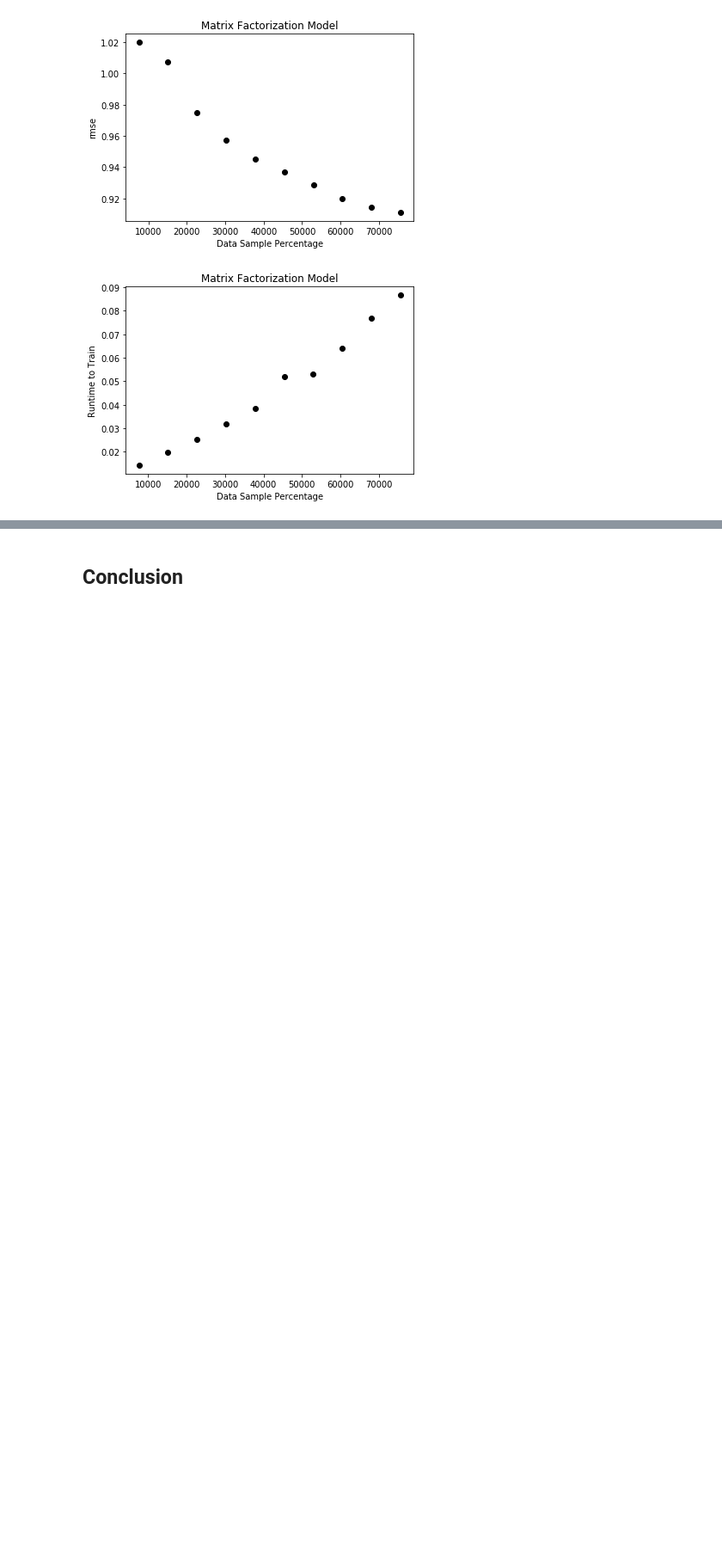
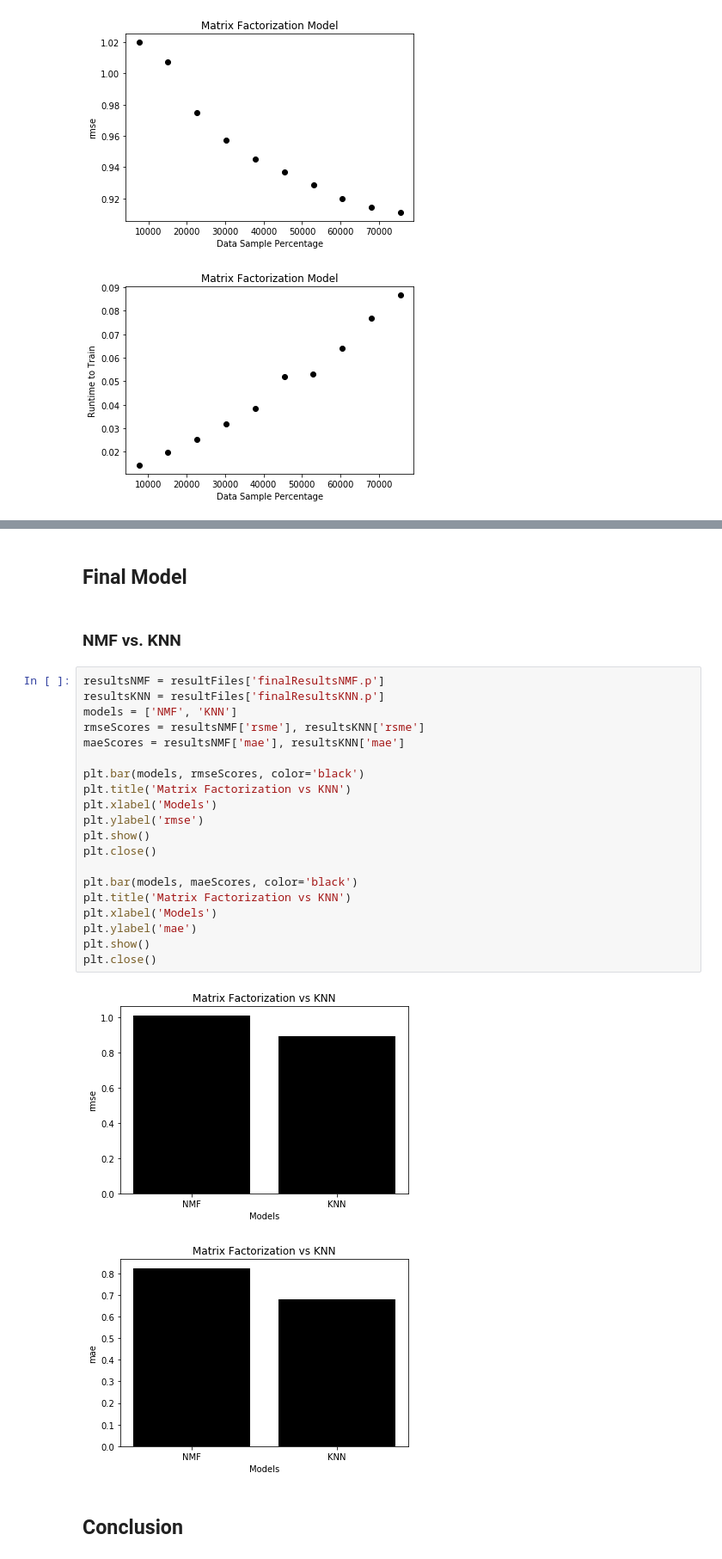
Before and after one commit to zachbogart/personalization_project, a Jupyter notebook: part1-zach.ipynb, the cells around one changed output, grey strips where cells are left out. Shown: that part at 86% size. Drawn from its saved outputs; the diff is of its cells as text; blank space fills up the shorter version.

```diff
--- a/part1-zach.ipynb
+++ b/part1-zach.ipynb
@@ -200,4 +178,31 @@ plt.close()
 
 - A similar result is seen in the knn model. Again, it should be considered when deploying whether to sacrifice a small amount of accuracy for a gain in runtime.
+# %% [markdown]
+## Final Model
+# %% [markdown]
+### NMF vs. KNN
+# %%
+resultsNMF = resultFiles['finalResultsNMF.p']
+resultsKNN = resultFiles['finalResultsKNN.p']
+models = ['NMF', 'KNN']
+rmseScores = resultsNMF['rsme'], resultsKNN['rsme']
+maeScores = resultsNMF['mae'], resultsKNN['mae']
+
+plt.bar(models, rmseScores, color='black')
+plt.title('Matrix Factorization vs KNN')
+plt.xlabel('Models')
+plt.ylabel('rmse')
+plt.show()
+plt.close()
+
+plt.bar(models, maeScores, color='black')
+plt.title('Matrix Factorization vs KNN')
+plt.xlabel('Models')
+plt.ylabel('mae')
+plt.show()
+plt.close()
+# %% [output]
+[figure, added]
+[figure, added]
 # %% [markdown]
 ## Conclusion
```
Also changed, not shown: parts of 17 cells of this notebook.
